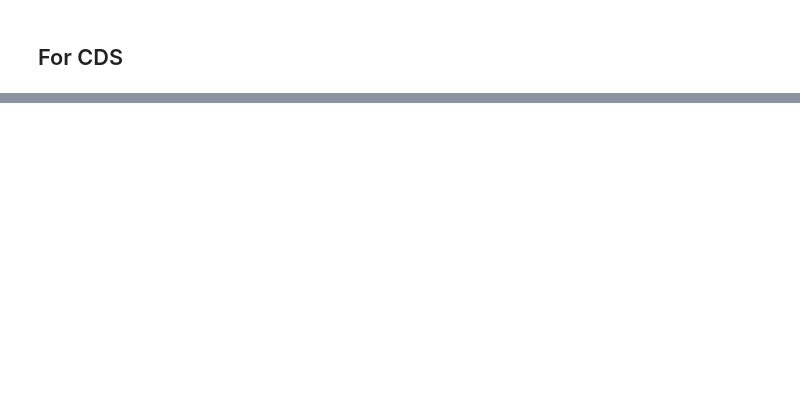
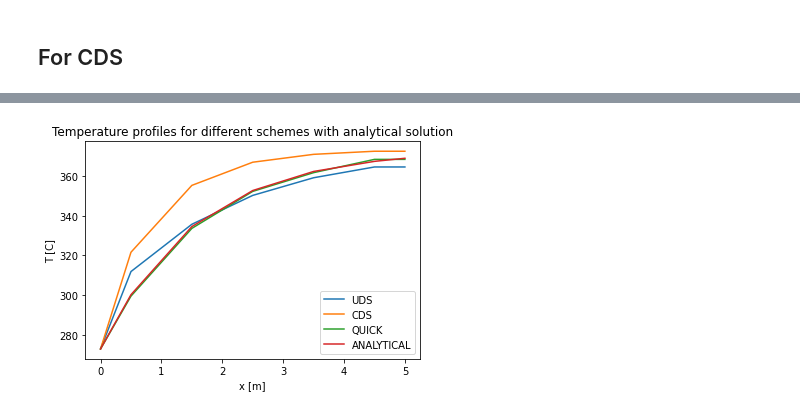
Before and after one commit to vflores4/Assignment3, a Jupyter notebook: Assignment3/Assignment3.ipynb, the cells around one changed output, grey strips where cells are left out. Cells and saved outputs as stored; diff of their text form; code cells hidden in the pictures; blank space fills up the shorter version.

```diff
--- a/Assignment3/Assignment3.ipynb
+++ b/Assignment3/Assignment3.ipynb
@@ -988,0 +1823,4 @@ for tStep in range(nTime):
+# %%
+Uo = 1.5 #Definition of the velocity
+T_CDS3, grid2 = CDS3(5,Uo)
+print(T_CDS3)
@@ -988,0 +1941,4 @@ for tStep in range(nTime):
+# %%
+Uo = 1.5 #Definition of the velocity
+T_QUICK3, grid3 = QUICK3(5,Uo)
+print(T_QUICK3)
@@ -988,0 +1967,20 @@ for tStep in range(nTime):
+# %%
+%matplotlib inline
+import matplotlib.pyplot as plt
+
+fig6, ax = plt.subplots()
+
+
+ax.plot(x_an, T_UDS3, label="UDS")
+ax.plot(x_an, T_CDS3, label="CDS")
+ax.plot(x_an, T_QUICK3, label="QUICK")
+ax.plot(x_an, T_an1, label="ANALYTICAL")
+
+
+ax.set_title("Temperature profiles for different schemes with analytical solution")
+ax.set_xlabel("x [m]")
+ax.set_ylabel("T [C]")
+ax.legend()
+plt.show()
+# %% [output]
+[figure, added]
```
Also changed, not shown: parts of 56 cells of this notebook.
